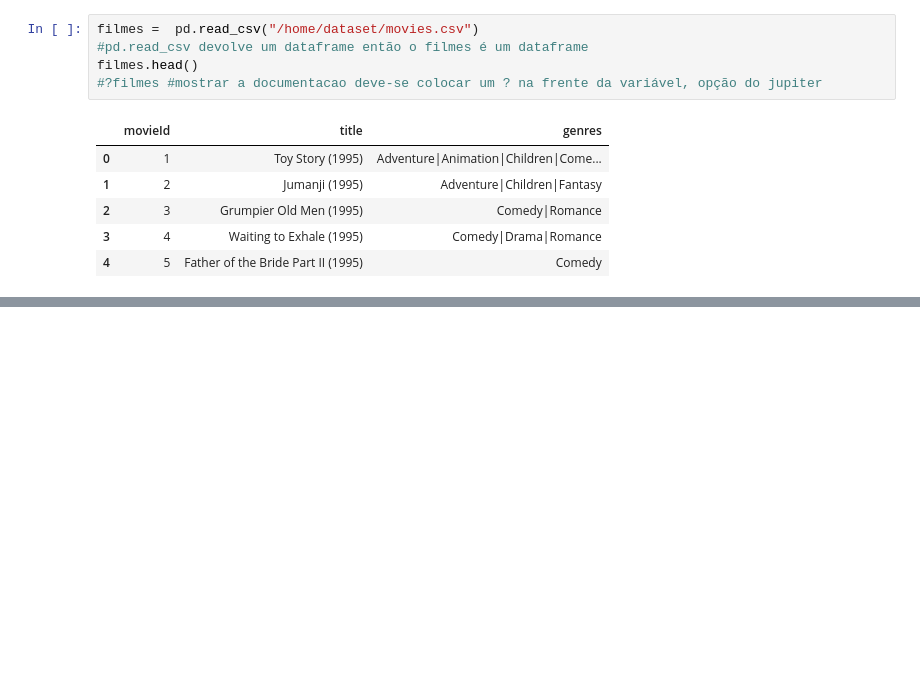
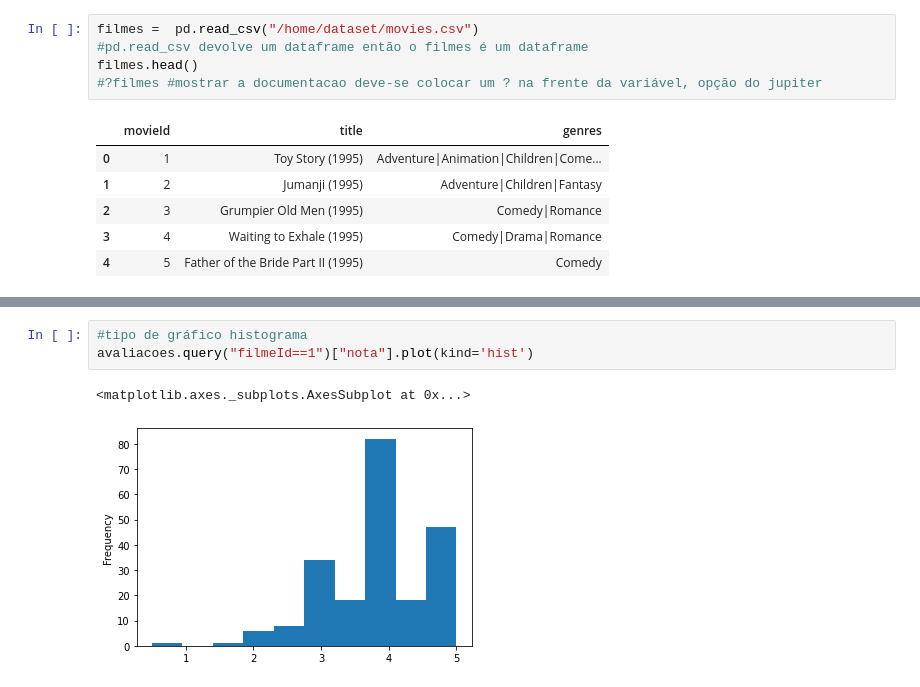
Before and after one commit to dnlrodrigues/analise_dados_python, a Jupyter notebook: QuarentenasDados_Filme.ipynb, the cells around one changed output, grey strips where cells are left out. Saved outputs shown, nothing was run; the diff lists cells and outputs as text; blank space fills up the shorter version.

```diff
--- a/QuarentenasDados_Filme.ipynb
+++ b/QuarentenasDados_Filme.ipynb
@@ -46,0 +327,6 @@ filmes.head()
+# %%
+#tipo de gráfico histograma
+avaliacoes.query("filmeId==1")["nota"].plot(kind='hist')
+# %% [output]
+<matplotlib.axes._subplots.AxesSubplot at 0x...>
+[figure, added]
```
Also changed, not shown: parts of 33 cells of this notebook.
